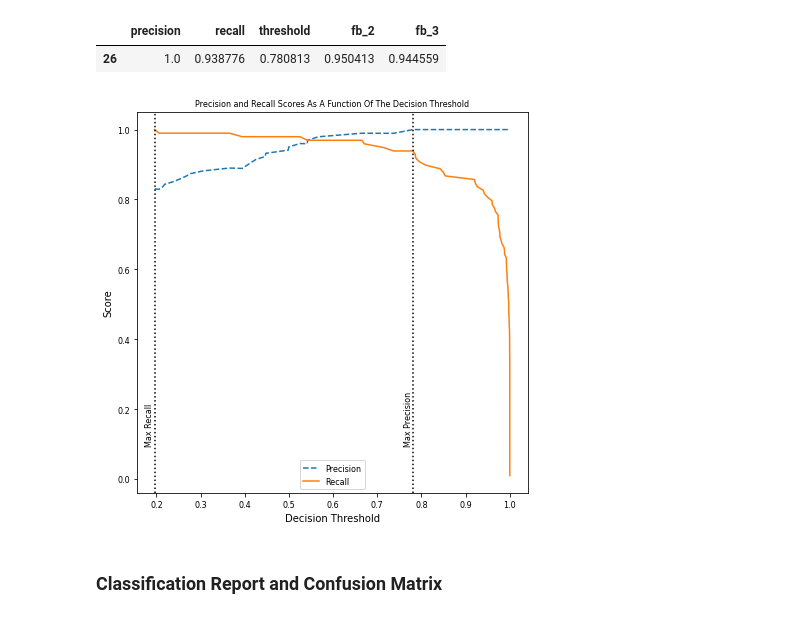
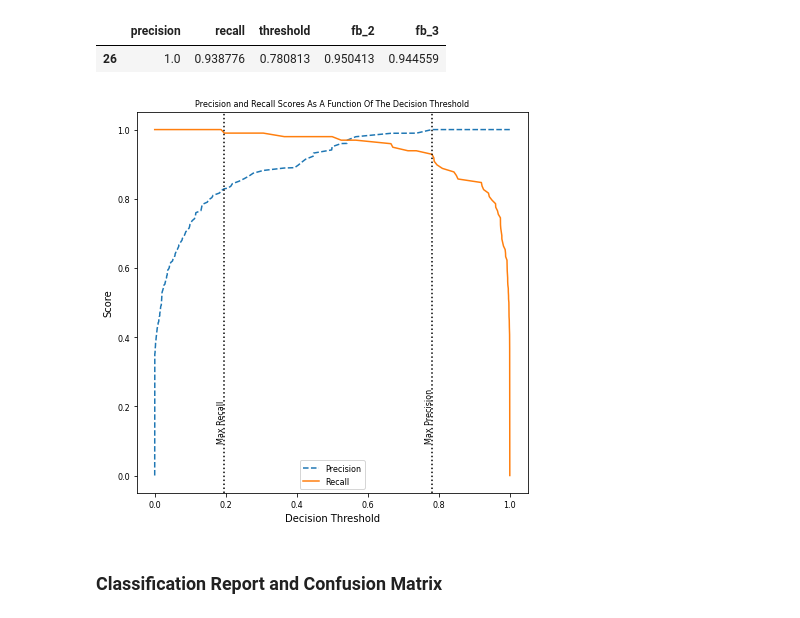
Before and after one commit to montealj/Predicting-Breast-Cancer, a Jupyter notebook: notebooks/predicting_breast_cancer_models.ipynb, the cells around one changed output. Saved outputs shown, nothing was run; the diff lists cells and outputs as text; code cells hidden in the pictures.

```diff
--- a/notebooks/predicting_breast_cancer_models.ipynb
+++ b/notebooks/predicting_breast_cancer_models.ipynb
@@ -716,20 +620,31 @@ pred_df.to_csv("pre_df_RFECV_1.csv")
+# %%
+thresholds = sorted(list(set(preds)))
+
+precision_list = []
+
+recall_list = []
+# %%
+for thresh in thresholds:
+    y_pred_temp = preds > thresh
+    precision_list.append(precision_score(y_test, y_pred_temp))
+    recall_list.append(recall_score(y_test, y_pred_temp))
+# %%
+precision_list = sorted(precision_list)
 # %%
 _ = plt.figure(figsize=(7, 7))
 _ = plt.title('Precision and Recall Scores As A Function Of The Decision Threshold')
-_ = plt.plot(thresholds, precision[:-1], '--', label='Precision')
-_ = plt.plot(thresholds, recall[:-1], '-', label='Recall')
-#_ = plt.axvline(x=0.368590, c='black')
-#_ = plt.annotate('Balanced Threshold', xy=(0.34,0.1), rotation=90)
+_ = plt.plot(thresholds, precision_list, '--', label='Precision')
+_ = plt.plot(thresholds, recall_list, '-', label='Recall')
 _ = plt.axvline(x=0.780813, c='k', ls=':')
 _ = plt.annotate('Max Precision', xy=(0.760,0.1), rotation=90)
 _ = plt.axvline(x=0.1961, c='k', ls=':')
 _ = plt.annotate('Max Recall', xy=(0.175,0.1), rotation=90)
 _ = plt.ylabel('Score')
 _ = plt.xlabel('Decision Threshold')
-_ = plt.savefig('Decision_RFECV.png')
+_ = plt.savefig('Decision_RFECV_new2.png')
 _ = plt.legend(loc='best')
 # %% [output]
-[figure, old version]
+[figure, new version]
 # %% [markdown]
 ### Classification Report and Confusion Matrix <a class="anchor" id="class"></a>
 # %%
```
Also changed, not shown: parts of 38 cells of this notebook, 1 other file.
